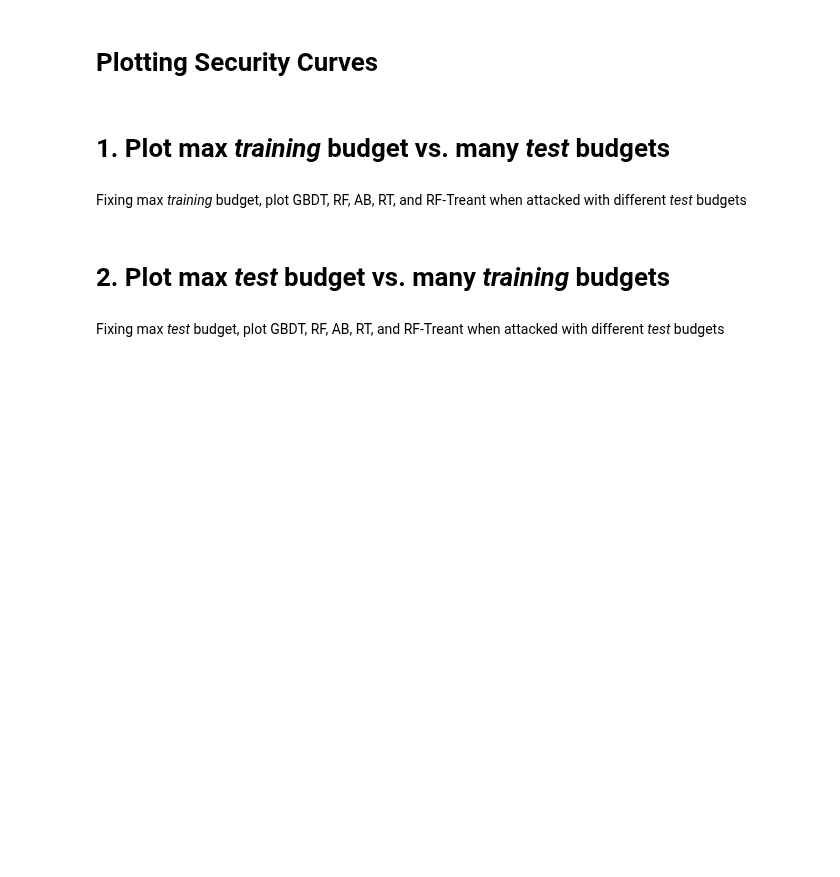
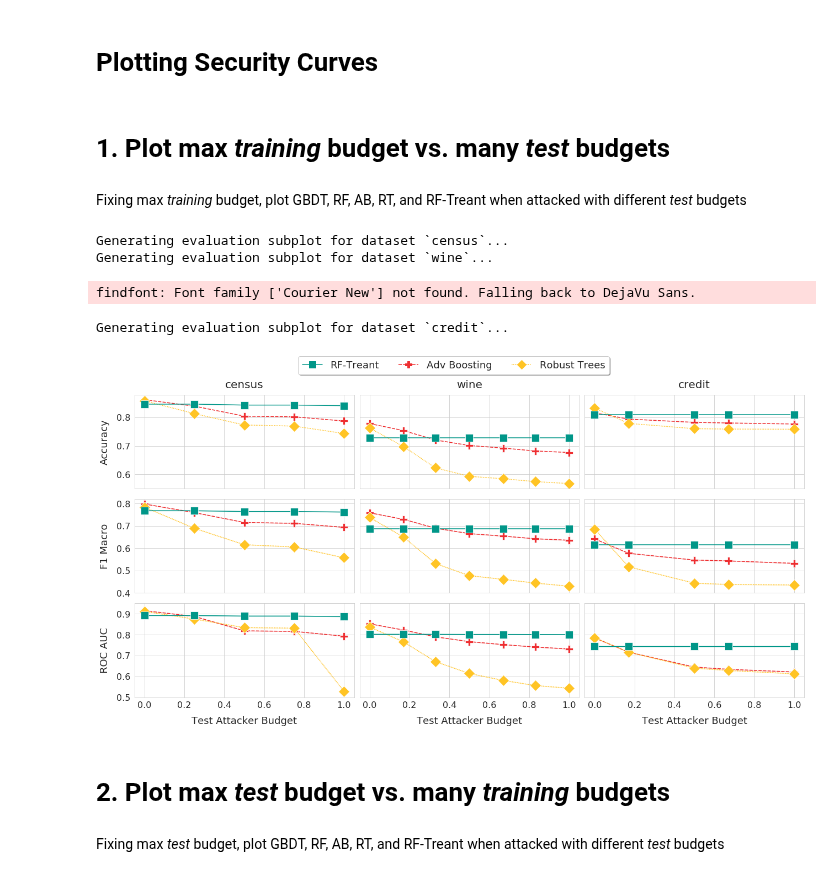
Before and after one commit to gtolomei/treant, a Jupyter notebook: src/Plotting.ipynb, the cells around one changed output. Drawn from its saved outputs; the diff is of its cells as text; code cells hidden in the pictures; blank space fills up the shorter version.

```diff
--- a/src/Plotting.ipynb
+++ b/src/Plotting.ipynb
@@ -106,13 +150,14 @@ def plot_data(data, ax, x, metric, y_lims=None, show_y_label=True):
                      ax=ax
                     )
 
-    _ = ax.tick_params(axis = 'both', which = 'major', labelsize = 16)
+    _ = ax.tick_params(axis = 'both', which = 'major', labelsize = 16, labelleft=show_y_label)
     _ = ax.set_xlabel(x_label, fontsize=18, labelpad=12)
 
     if show_y_label:
         _ = ax.set_ylabel(metric, fontsize=18, labelpad=12)
     else:
         _ = ax.set_ylabel('')
+#        _ = ax.set_ylabel('')
 
     if y_lims:
         _ = ax.set_ylim(y_lims)
@@ -142,7 +187,7 @@ def plot_all(eval_models, eval_metrics, models, dataset_names, x, max_budget, y_
                              ncols=3,
                              sharex=True,
                              sharey=y_lims==None,
-                             figsize=(18, 12))
+                             figsize=(18, 9))
 
     for j, dataset in enumerate(eval_models):
         print("Generating evaluation subplot for dataset `{}`...".format(dataset))
@@ -185,12 +225,23 @@ y_lims = None
 # %%
+y_lims = [ [(.55,.88),(.4,.82),(.5,.95) ] ,
+           [(.55,.88),(.4,.82),(.5,.95) ] ,
+           [(.55,.88),(.4,.82),(.5,.95) ] ]
+#y_lims = None
+
 plot_all(EVAL_MODELS,
          EVAL_METRICS,
          ROBUST_MODELS, #ALL_MODELS
          DATASET_CLEAN_NAMES,
          x="Test Budget Norm",
          max_budget="Training Budget",
          y_lims=y_lims
         )
+# %% [output]
+Generating evaluation subplot for dataset `census`...
+Generating evaluation subplot for dataset `wine`...
+findfont: Font family ['Courier New'] not found. Falling back to DejaVu Sans.
+Generating evaluation subplot for dataset `credit`...
+[figure, added]
 # %% [markdown]
 # 2. Plot max _test_ budget vs. many _training_ budgets
 # %% [markdown]
```
Also changed, not shown: parts of 6 cells of this notebook.
